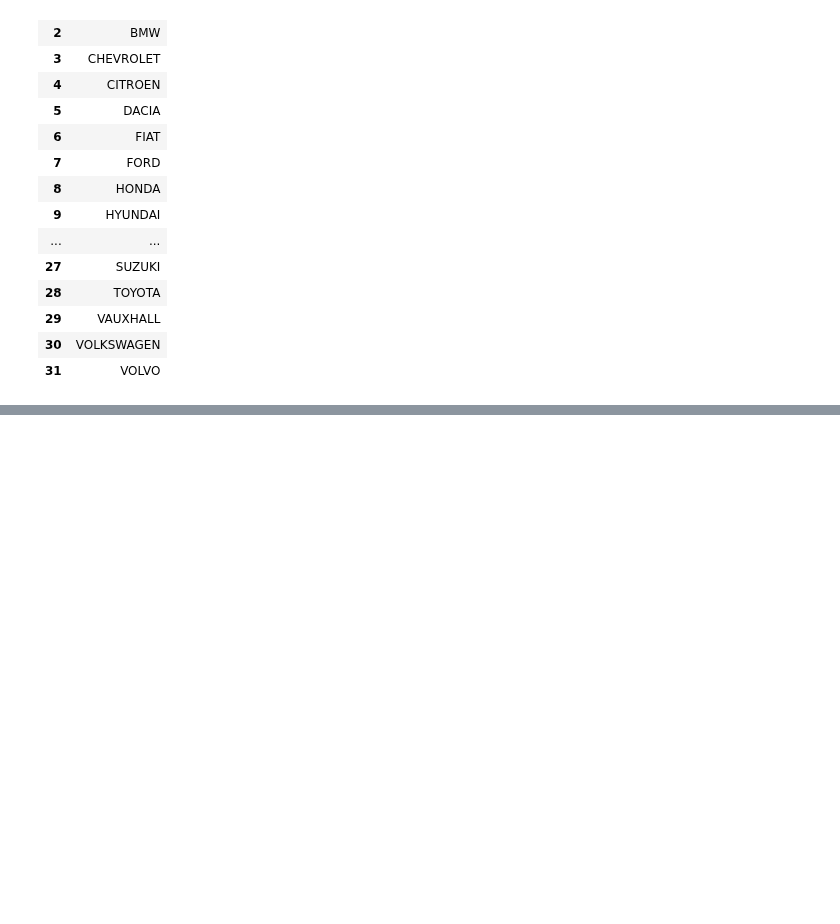
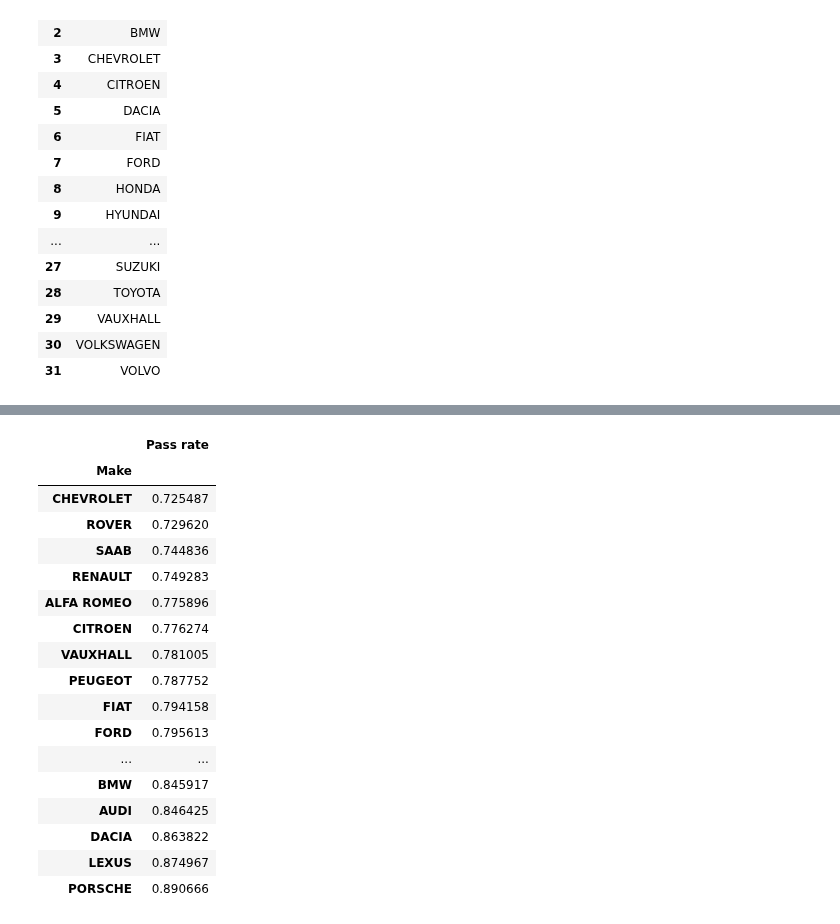
Before and after one commit to michalc/dft-mot-analysis, a Jupyter notebook: 03 - explore.ipynb, the cells around one changed output, grey strips where cells are left out. Cells and saved outputs as stored; diff of their text form; code cells hidden in the pictures; blank space fills up the shorter version.

```diff
--- a/03 - explore.ipynb
+++ b/03 - explore.ipynb
@@ -325,0 +253,45 @@ df
+# %%
+df = pd.read_sql_query(f"""
+    SELECT
+        make_ as Make,
+        CAST(count(*) FILTER (WHERE test_result IN ('P', 'PRS')) AS REAL) /
+        CAST(count(*) FILTER (WHERE test_result IN ('P', 'PRS', 'F')) AS REAL) AS "Pass rate"
+    FROM (
+        SELECT
+            CASE make
+               WHEN 'MERCEDES-BENZ'
+                   THEN 'MERCEDES'
+               ELSE make
+            END AS make_,
+            test_date,
+            test_result
+        FROM
+            tests
+    )
+    WHERE
+        make_ IN ({','.join(['?'] * len(df_top_makes))}) AND test_date LIKE '2020-%'
+    GROUP BY
+        Make
+    ORDER BY
+        "Pass rate", Make
+""", con, params=df_top_makes['make_'], index_col='Make')
+df
+# %% [output]
+|  | Pass rate |
+| Make |  |
+| CHEVROLET | 0.725487 |
+| ROVER | 0.729620 |
+| SAAB | 0.744836 |
+| RENAULT | 0.749283 |
+| ALFA ROMEO | 0.775896 |
+| CITROEN | 0.776274 |
+| VAUXHALL | 0.781005 |
+| PEUGEOT | 0.787752 |
+| FIAT | 0.794158 |
+| FORD | 0.795613 |
+| ... | ... |
+| BMW | 0.845917 |
+| AUDI | 0.846425 |
+| DACIA | 0.863822 |
+| LEXUS | 0.874967 |
+| PORSCHE | 0.890666 |
```
Also changed, not shown: parts of 13 cells of this notebook.
